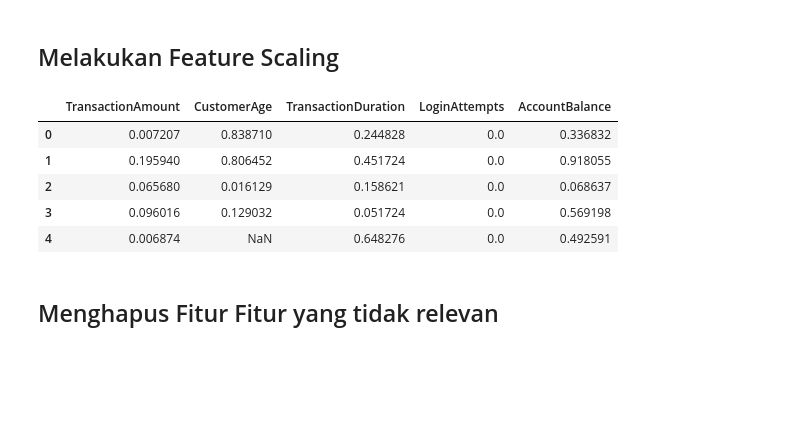
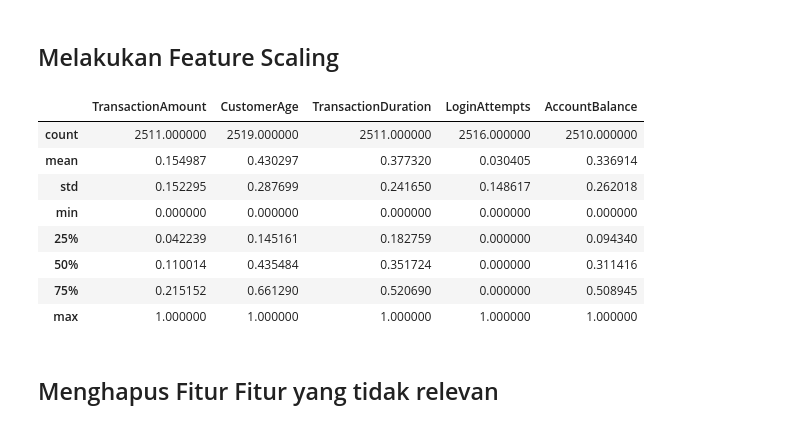
Before and after one commit to BagasNuryaman15/BMLP_SatriaDirgantaraNuryaman, a Jupyter notebook: [Clustering]BMLP_SatriaDirgantaraNuryaman.ipynb, the cells around one changed output. Drawn from its saved outputs; the diff is of its cells as text; code cells hidden in the pictures; blank space fills up the shorter version.

```diff
--- a/[Clustering]BMLP_SatriaDirgantaraNuryaman.ipynb
+++ b/[Clustering]BMLP_SatriaDirgantaraNuryaman.ipynb
@@ -60,8 +63,8 @@ import joblib
 # **2. Memuat Dataset**
 # %%
 # Memuat dataset dari url github
-url = 'https://drive.google.com/uc?id=1gnLO9qvEPqv1uBt1928AcsCmdvzqjC5m'
-df = pd.read_csv(url)
+path = '/Users/bagasnuryaman/Proyek_Akhir_Coding_Camp/BMLP_SatriaDirgantaraNuryaman/Bank Transactions Data Edited.csv'
+df = pd.read_csv(path)
 
 # Menampilkan hasilnya
 df.head()
@@ -1278,20 +1281,23 @@ memory usage: 39.8 KB
 # %%
 # Menggunakan MinMaxScaler untuk normlaisasi fitur numerik
 numerical_feature = procesed_df.select_dtypes(include=['float64', 'int64']).columns
 
 # Inisialisasi MinMaxScaler
 scaler = MinMaxScaler()
 procesed_df[numerical_feature] = scaler.fit_transform(procesed_df[numerical_feature])
 
 # Menampilkan hasilnya
-procesed_df[numerical_feature].head()
+procesed_df[numerical_feature].describe()
 # %% [output]
 |  | TransactionAmount | CustomerAge | TransactionDuration | LoginAttempts | AccountBalance |
-| 0 | 0.007207 | 0.838710 | 0.244828 | 0.0 | 0.336832 |
-| 1 | 0.195940 | 0.806452 | 0.451724 | 0.0 | 0.918055 |
-| 2 | 0.065680 | 0.016129 | 0.158621 | 0.0 | 0.068637 |
-| 3 | 0.096016 | 0.129032 | 0.051724 | 0.0 | 0.569198 |
-| 4 | 0.006874 | NaN | 0.648276 | 0.0 | 0.492591 |
+| count | 2511.000000 | 2519.000000 | 2511.000000 | 2516.000000 | 2510.000000 |
+| mean | 0.154987 | 0.430297 | 0.377320 | 0.030405 | 0.336914 |
+| std | 0.152295 | 0.287699 | 0.241650 | 0.148617 | 0.262018 |
+| min | 0.000000 | 0.000000 | 0.000000 | 0.000000 | 0.000000 |
+| 25% | 0.042239 | 0.145161 | 0.182759 | 0.000000 | 0.094340 |
+| 50% | 0.110014 | 0.435484 | 0.351724 | 0.000000 | 0.311416 |
+| 75% | 0.215152 | 0.661290 | 0.520690 | 0.000000 | 0.508945 |
+| max | 1.000000 | 1.000000 | 1.000000 | 1.000000 | 1.000000 |
 # %% [markdown]
 ## Menghapus Fitur Fitur yang tidak relevan
 # %%
```
Also changed, not shown: parts of 68 cells of this notebook, 5 other files.
